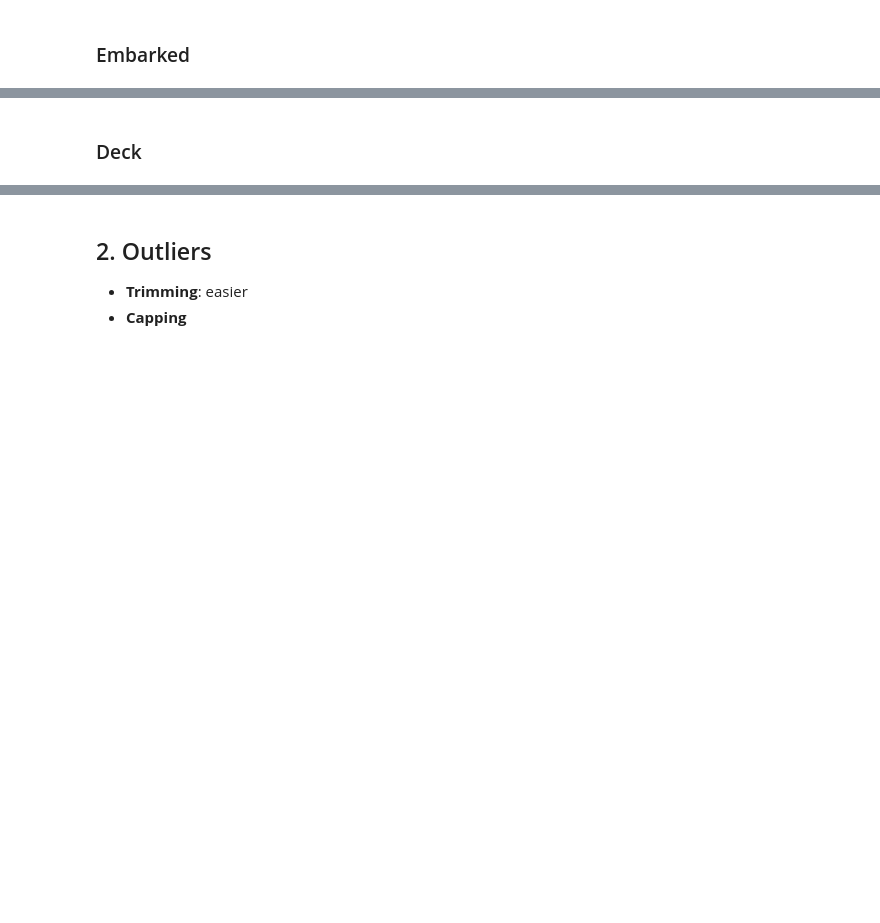
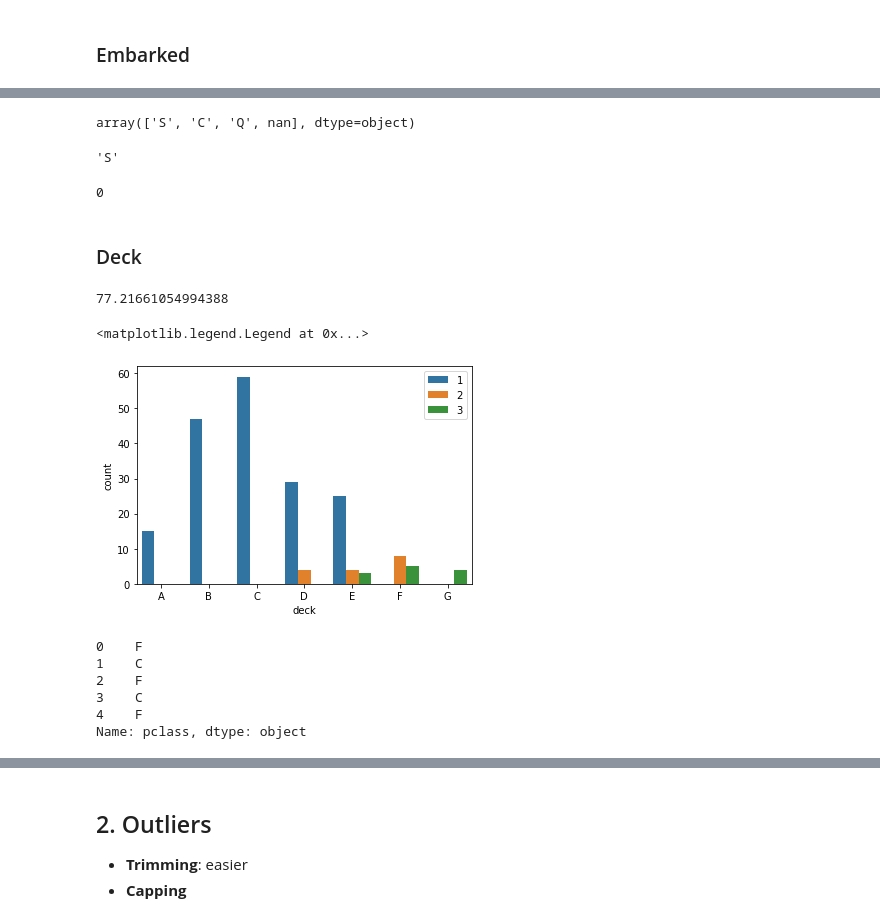
Before and after one commit to chang99729/py34sa3l2, a Jupyter notebook: Lecture 04/Logistic Regression.ipynb, the cells around one changed output, grey strips where cells are left out. Saved outputs shown, nothing was run; the diff lists cells and outputs as text; code cells hidden in the pictures; blank space fills up the shorter version.

```diff
--- a/Lecture 04/Logistic Regression.ipynb
+++ b/Lecture 04/Logistic Regression.ipynb
@@ -383,0 +403,4 @@ data['age'].isna().sum()
+# %%
+age_mean = data[data['who'].isin(['man','woman'])]['age'].mean()
+data['age'] = data['age'].fillna(age_mean)
+data['age'].isna().sum()
@@ -386,2 +421,37 @@ data['age'].isna().sum()
+# %%
+data['embarked'].unique()
+# %% [output]
+array(['S', 'C', 'Q', nan], dtype=object)
+# %%
+data[(data['pclass']==1) & (data['sex']=='female')]['embarked'].mode()[0]
+# %% [output]
+'S'
+# %%
+embarked_fill = data[(data['pclass']==1) & (data['sex']=='female')]['embarked'].mode()[0]
+data['embarked'] = data['embarked'].fillna(embarked_fill)
+data['embarked'].isna().sum()
+# %% [output]
+0
 # %% [markdown]
 ### Deck
+# %%
+data['deck'].isna().sum()/len(data)*100
+# %% [output]
+77.21661054994388
+# %%
+sns.countplot(data=data,x='deck',hue='pclass')
+plt.legend(loc='upper right')
+# %% [output]
+<matplotlib.legend.Legend at 0x...>
+[figure, added]
+# %%
+dict_deck = {1:'C',2:'F',3:'F'}
+ser = data['pclass'].map(dict_deck)
+ser.head()
+# %% [output]
+0    F
+1    C
+2    F
+3    C
+4    F
+Name: pclass, dtype: object
```
Also changed, not shown: parts of 47 cells of this notebook.
